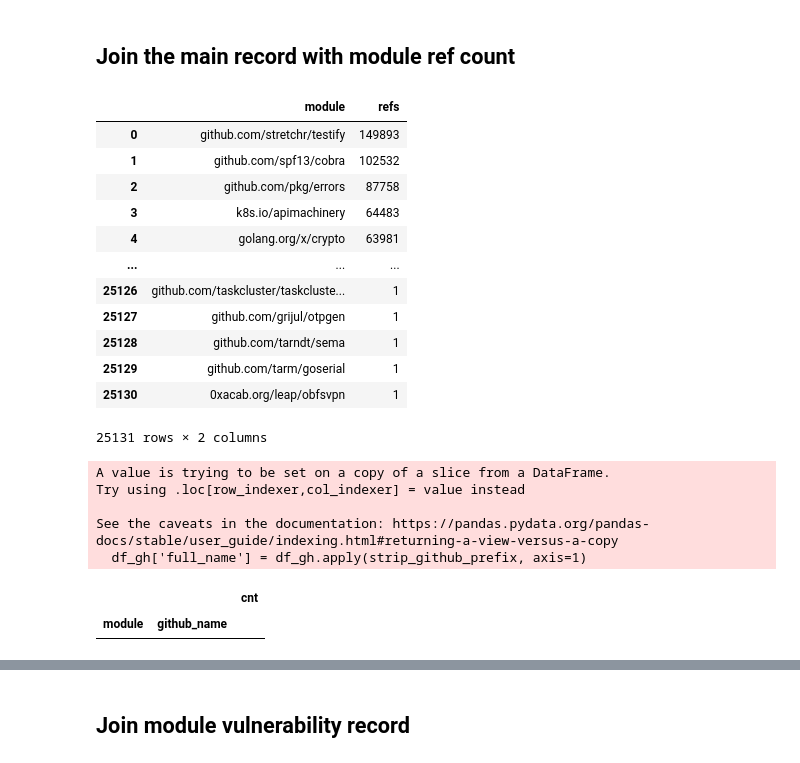
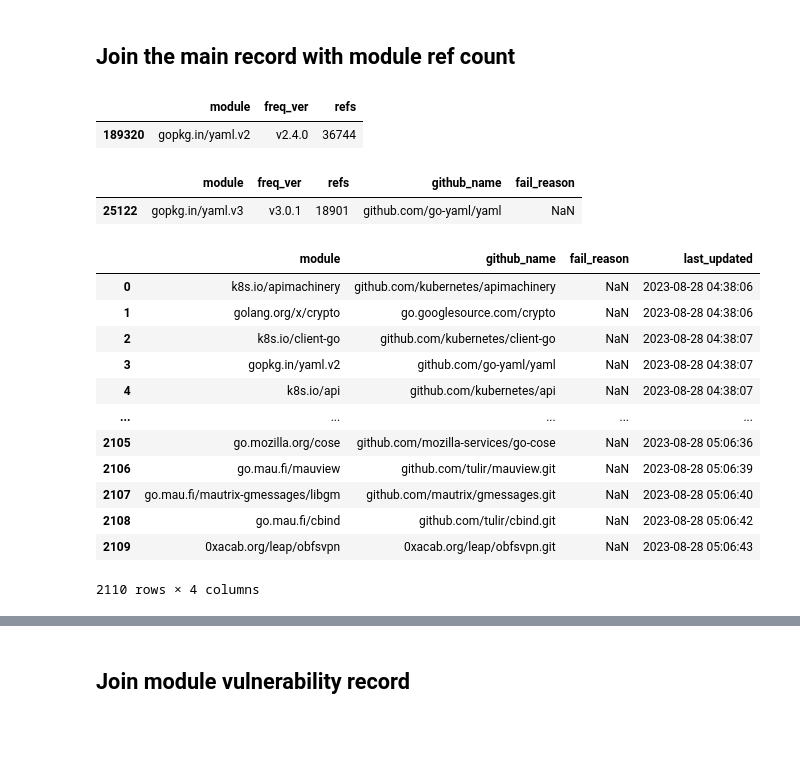
Before and after one commit to schnell18/play-data-science, a Jupyter notebook: msr-golang/etl.ipynb, the cells around one changed output, grey strips where cells are left out. Drawn from its saved outputs; the diff is of its cells as text; code cells hidden in the pictures; blank space fills up the shorter version.

```diff
--- a/msr-golang/etl.ipynb
+++ b/msr-golang/etl.ipynb
@@ -66,3 +94,6 @@ df_mod_refs = df_deps.groupby("dep_module").agg(
 df_vers = df_deps.groupby(["dep_module", "dep_version"]).agg(refs=pd.NamedAgg(column="full_name", aggfunc="count"))
 df_vers.reset_index(level=1, inplace=True)
 df_vers.reset_index(level=0, inplace=True)
+# get most referenced version
+df_mod_refs = df_vers.sort_values("refs").drop_duplicates(["dep_module"], keep="last")
+df_mod_refs.rename(columns={'dep_module': 'module', 'dep_version': 'freq_ver'}, inplace=True)
@@ -106,5 +100,4 @@ df_vers.sort_values("refs").drop_duplicates(["dep_module", "dep_version"], keep=
 # %%
-df_mod_refs.rename(columns={'dep_module': 'module'}, inplace=True)
 df_name_conv = df_mod_refs.query("module.str.startswith('github.com') == False")
 df_name_conv.to_csv("name-conv-module-refs.csv", index=False)
 # %% [markdown]
@@ -163,56 +114,7 @@ df_22.head()
 # %% [markdown]
 ## Join the main record with module ref count
 # %%
-df_mod_refs
+df_mod_refs.query("module == 'gopkg.in/yaml.v2'")
 # %% [output]
-|  | module | refs |
-| 0 | github.com/stretchr/testify | 149893 |
-| 1 | github.com/spf13/cobra | 102532 |
-| 2 | github.com/pkg/errors | 87758 |
-| 3 | k8s.io/apimachinery | 64483 |
-| 4 | golang.org/x/crypto | 63981 |
-| ... | ... | ... |
-| 25126 | github.com/taskcluster/taskcluste... | 1 |
-| 25127 | github.com/grijul/otpgen | 1 |
-| 25128 | github.com/tarndt/sema | 1 |
-| 25129 | github.com/tarm/goserial | 1 |
-| 25130 | 0xacab.org/leap/obfsvpn | 1 |
+|  | module | freq_ver | refs |
+| 189320 | gopkg.in/yaml.v2 | v2.4.0 | 36744 |
-25131 rows × 2 columns
-# %%
-def copy_github_column(row):
-    if row['github_name'] != row['github_name'] or row['github_name'] == '-':
-        return row['module']
-    else:
-        return row['github_name']
-
-def strip_github_prefix(row):
-    return row["github_name"][len("github.com/"):]
-
-
-# merge main record with module ref count
-df_name_mapping = pd.read_csv("name-conv-progress.csv", parse_dates=['last_updated'])
-#df_1 = df_mod_refs.merge(df_name_mapping, how="left", on="module", right_index=False)
-df_1 = df_mod_refs.merge(df_name_mapping, how="left", on="module").drop(columns=['last_updated'])
-df_1['github_name'] = df_1.apply(copy_github_column, axis=1)
-
-# merge references to same library using different names
-df_2 = df_1.groupby("github_name").agg(
-    refs=pd.NamedAgg(column="refs", aggfunc="sum"),
-).sort_values("refs", ascending=False).reset_index()
-#df_2 = df_1
-df_gh = df_2.query("github_name.str.startswith('github.com')")
-df_gh['full_name'] = df_gh.apply(strip_github_prefix, axis=1)
-df_gh = df_gh.merge(df_name_mapping, how="left", on="github_name").drop(columns=['last_updated', 'fail_reason'])
-df_gh.rename(columns={'module': 'alt'}, inplace=True)
-df_gh['alt'] = df_gh['alt'].fillna(df_gh['github_name'])
-# %% [output]
-A value is trying to be set on a copy of a slice from a DataFrame.
-Try using .loc[row_indexer,col_indexer] = value instead
-
-See the caveats in the documentation: https://pandas.pydata.org/pandas-docs/stable/user_guide/indexing.html#returning-a-view-versus-a-copy
-  df_gh['full_name'] = df_gh.apply(strip_github_prefix, axis=1)
-# %%
-df_name_mapping.groupby(["module", "github_name"]).agg(cnt=pd.NamedAgg(column="module", aggfunc="count")).query("cnt > 1")
-# %% [output]
-|  |  | cnt |
-| module | github_name |  |
@@ -218,0 +137,5 @@ df_name_mapping.groupby(["module", "github_name"]).agg(cnt=pd.NamedAgg(column="m
+# %%
+df_1.query("module == 'gopkg.in/yaml.v3'")
+# %% [output]
+|  | module | freq_ver | refs | github_name | fail_reason |
+| 25122 | gopkg.in/yaml.v3 | v3.0.1 | 18901 | github.com/go-yaml/yaml | NaN |
@@ -218,0 +153,16 @@ df_name_mapping.groupby(["module", "github_name"]).agg(cnt=pd.NamedAgg(column="m
+# %%
+df_name_mapping
+# %% [output]
+|  | module | github_name | fail_reason | last_updated |
+| 0 | k8s.io/apimachinery | github.com/kubernetes/apimachinery | NaN | 2023-08-28 04:38:06 |
+| 1 | golang.org/x/crypto | go.googlesource.com/crypto | NaN | 2023-08-28 04:38:06 |
+| 2 | k8s.io/client-go | github.com/kubernetes/client-go | NaN | 2023-08-28 04:38:07 |
+| 3 | gopkg.in/yaml.v2 | github.com/go-yaml/yaml | NaN | 2023-08-28 04:38:07 |
+| 4 | k8s.io/api | github.com/kubernetes/api | NaN | 2023-08-28 04:38:07 |
+| ... | ... | ... | ... | ... |
+| 2105 | go.mozilla.org/cose | github.com/mozilla-services/go-cose | NaN | 2023-08-28 05:06:36 |
+| 2106 | go.mau.fi/mauview | github.com/tulir/mauview.git | NaN | 2023-08-28 05:06:39 |
+| 2107 | go.mau.fi/mautrix-gmessages/libgm | github.com/mautrix/gmessages.git | NaN | 2023-08-28 05:06:40 |
+| 2108 | go.mau.fi/cbind | github.com/tulir/cbind.git | NaN | 2023-08-28 05:06:42 |
+| 2109 | 0xacab.org/leap/obfsvpn | 0xacab.org/leap/obfsvpn.git | NaN | 2023-08-28 05:06:43 |
+2110 rows × 4 columns
```
Also changed, not shown: parts of 27 cells of this notebook, 6 other files.
